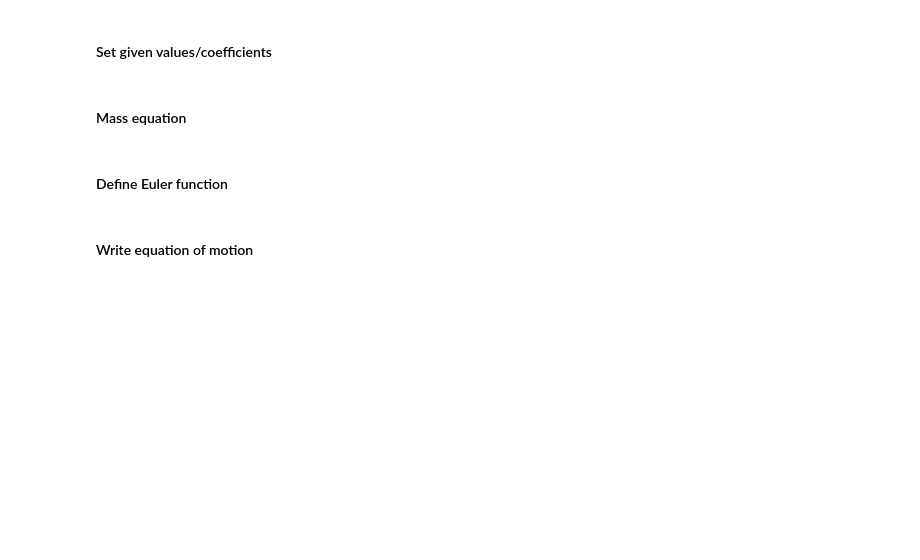
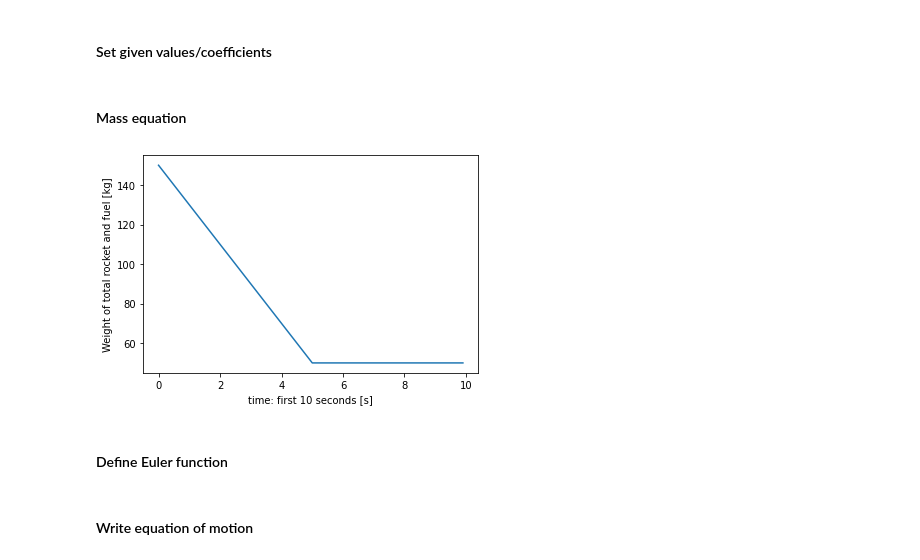
Before and after one commit to lmkaidel13/numerical-mooc, a Jupyter notebook: lessons/01_phugoid/Rocket_Assignment.ipynb, the cells around one changed output. Drawn from its saved outputs; the diff is of its cells as text; code cells hidden in the pictures; blank space fills up the shorter version.

```diff
--- a/lessons/01_phugoid/Rocket_Assignment.ipynb
+++ b/lessons/01_phugoid/Rocket_Assignment.ipynb
@@ -139,15 +139,27 @@ m_po=100 #initial (t=0) weight of propellent
 m_p_dot=np.zeros_like(t)
 for i in range(len(m_p_dot)):
     if (t[i]<=5):
-        m_p_dot=20
+        m_p_dot[i]=20
     else:
-        m_p_dot=0
+        m_p_dot[i]=0
 m_p=np.zeros_like(t)
 for i in range(len(m_p)):
     if (t[i]<=5):
         m_p[i]=m_po-(t[i]*20)
     else:
         m_p[i]=0
+mass=[]
+for i in range(len(t)):
+    if (t[i]<=5):
+        mass.append(m_s+100-t[i]*m_p_dot[i])
+    else:
+        mass.append(50)
+# %%
+pyplot.plot(t[:100],mass[:100])
+pyplot.xlabel('time: first 10 seconds [s]')
+pyplot.ylabel('Weight of total rocket and fuel [kg]');
+# %% [output]
+[figure, added]
 # %% [markdown]
 #### Define Euler function
 # %%
```
Also changed, not shown: parts of 5 cells of this notebook.
